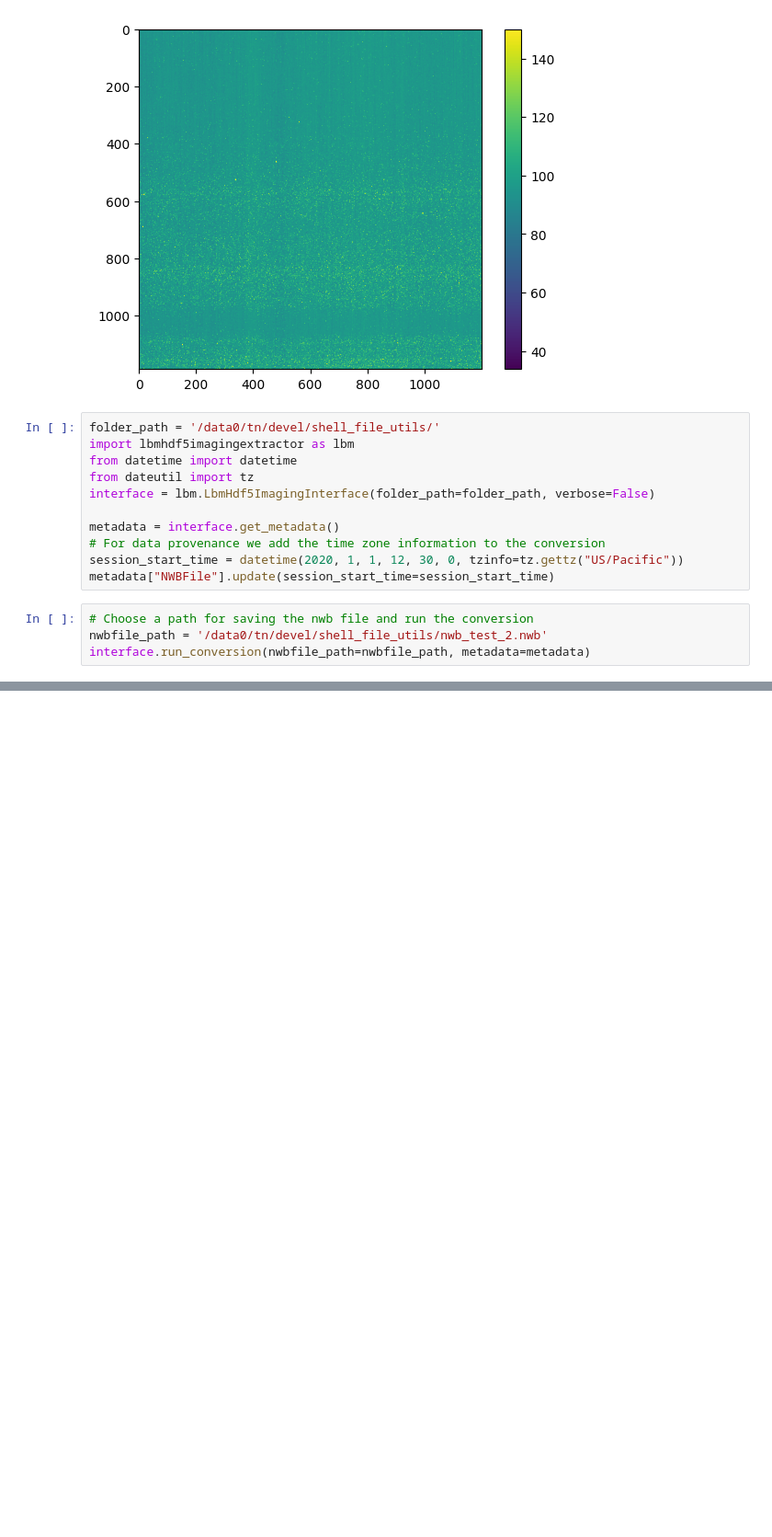
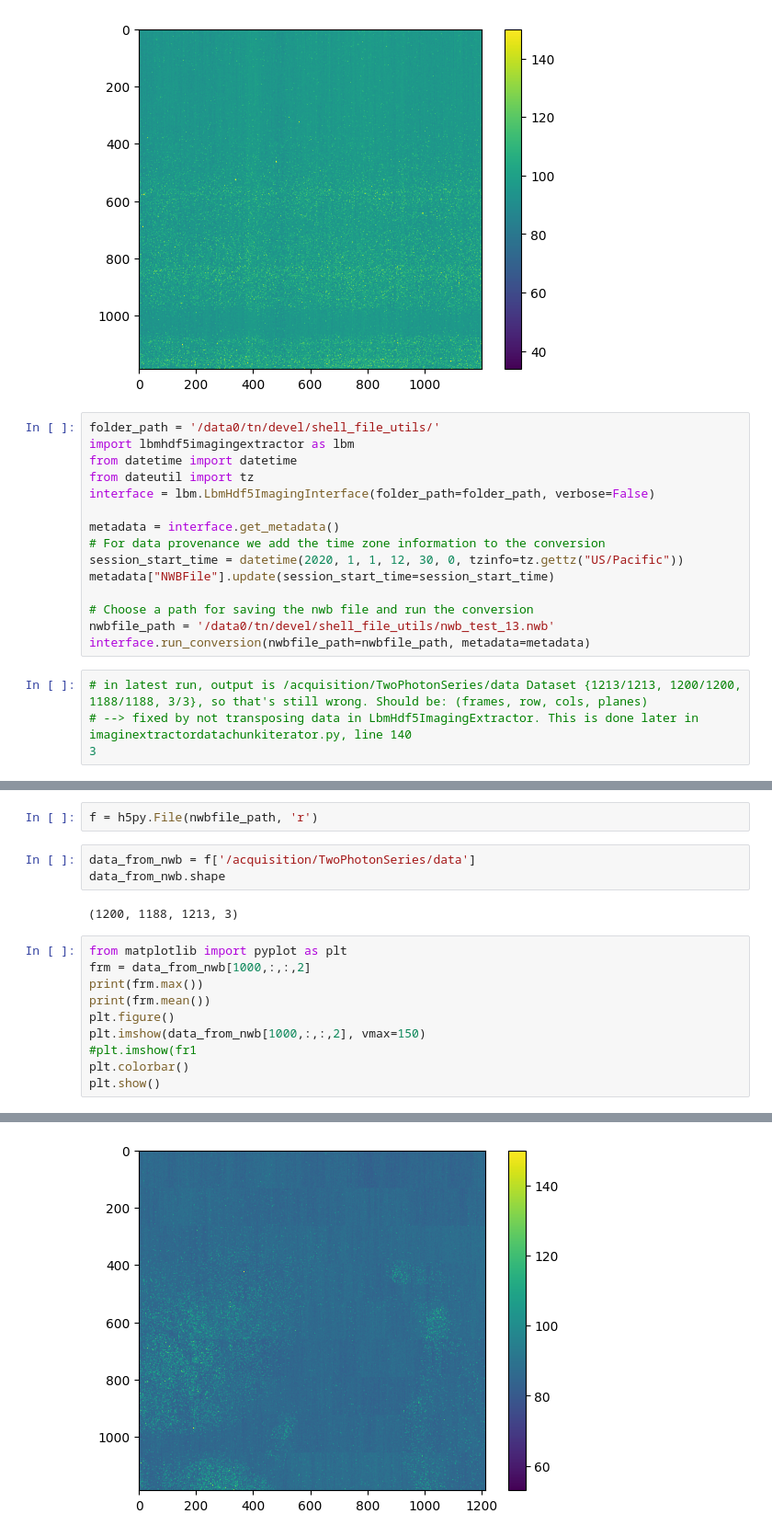
Before and after one commit to vazirilab/vaziri_dandi, a Jupyter notebook: dandi_testing.ipynb, the cells around one changed output, grey strips where cells are left out. Shown at 92% size. Saved outputs shown, nothing was run; the diff lists cells and outputs as text; blank space fills up the shorter version.

```diff
--- a/dandi_testing.ipynb
+++ b/dandi_testing.ipynb
@@ -81,7 +101,11 @@ metadata = interface.get_metadata()
 # For data provenance we add the time zone information to the conversion
 session_start_time = datetime(2020, 1, 1, 12, 30, 0, tzinfo=tz.gettz("US/Pacific"))
 metadata["NWBFile"].update(session_start_time=session_start_time)
+
+# Choose a path for saving the nwb file and run the conversion
+nwbfile_path = '/data0/tn/devel/shell_file_utils/nwb_test_13.nwb'
+interface.run_conversion(nwbfile_path=nwbfile_path, metadata=metadata)
 # %%
-# Choose a path for saving the nwb file and run the conversion
-nwbfile_path = '/data0/tn/devel/shell_file_utils/nwb_test_2.nwb'
-interface.run_conversion(nwbfile_path=nwbfile_path, metadata=metadata)
+# in latest run, output is /acquisition/TwoPhotonSeries/data Dataset {1213/1213, 1200/1200, 1188/1188, 3/3}, so that's still wrong. Should be: (frames, row, cols, planes)
+# --> fixed by not transposing data in LbmHdf5ImagingExtractor. This is done later in imaginextractordatachunkiterator.py, line 140
+3
@@ -87,0 +171,18 @@ interface.run_conversion(nwbfile_path=nwbfile_path, metadata=metadata)
+# %%
+f = h5py.File(nwbfile_path, 'r')
+# %%
+data_from_nwb = f['/acquisition/TwoPhotonSeries/data']
+data_from_nwb.shape
+# %% [output]
+(1200, 1188, 1213, 3)
+# %%
+from matplotlib import pyplot as plt
+frm = data_from_nwb[1000,:,:,2]
+print(frm.max())
+print(frm.mean())
+plt.figure()
+plt.imshow(data_from_nwb[1000,:,:,2], vmax=150)
+#plt.imshow(fr1
+plt.colorbar()
+plt.show()
+# %% [output]
@@ -87,0 +191 @@ interface.run_conversion(nwbfile_path=nwbfile_path, metadata=metadata)
+[figure, added]
```
Also changed, not shown: parts of 9 cells of this notebook, 1 other file.
